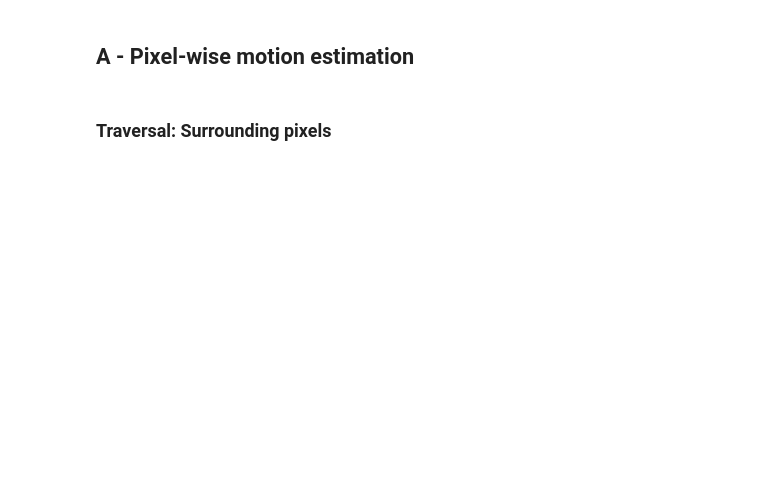
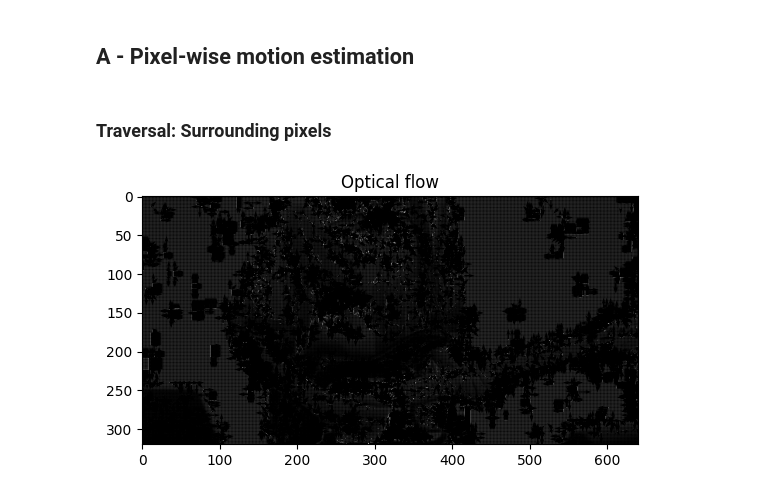
Before and after one commit to sinansoulier/VideoProcessing, a Jupyter notebook: TP1/motion_estimation.ipynb, the cells around one changed output. Drawn from its saved outputs; the diff is of its cells as text; code cells hidden in the pictures; blank space fills up the shorter version.

```diff
--- a/TP1/motion_estimation.ipynb
+++ b/TP1/motion_estimation.ipynb
@@ -50,0 +70,44 @@ display_image(frame2, "Frame 2")
+# %%
+# Compute optical flow
+def optical_flow(frame1: np.ndarray, frame2: np.ndarray) -> np.ndarray:
+    """
+    Compute optical flow
+    :param g_x: spatial gradient in x
+    :param g_y: spatial gradient in y
+    :param g_t: temporal gradient
+    :return: optical flow
+    """
+    g_x, g_y = spatial_gradient(frame1)
+    g_t = temporal_gradient(frame1, frame2)
+
+    u = np.zeros_like(g_x)
+    v = np.zeros_like(g_x)
+    for i in range(frame1.shape[0]):
+        for j in range(frame1.shape[1]):
+            A = np.array([[g_x[i][j], g_y[i][j]]])
+            b = np.array([g_t[i][j]])
+
+            if np.linalg.norm(A) > 0:
+                res = np.linalg.lstsq(A.T @ A, A.T @ b, rcond=None)
+                u[i][j], v[i][j] = res[0]
+    return np.array([u, v])
+
+u, v = optical_flow(frame1=frame1, frame2=frame2)
+# %%
+# Display optical flow
+def display_optical_flow(u: np.ndarray, v: np.ndarray) -> None:
+    """
+    Display optical flow
+    :param u: optical flow in x
+    :param v: optical flow in y
+    """
+    plt.title("Optical flow")
+
+    plt.imshow(frame1, cmap="gray")
+    plt.quiver(u, v)
+
+    plt.show()
+
+display_optical_flow(u, v)
+# %% [output]
+[figure, added]
```
Also changed, not shown: parts of 4 cells of this notebook.
